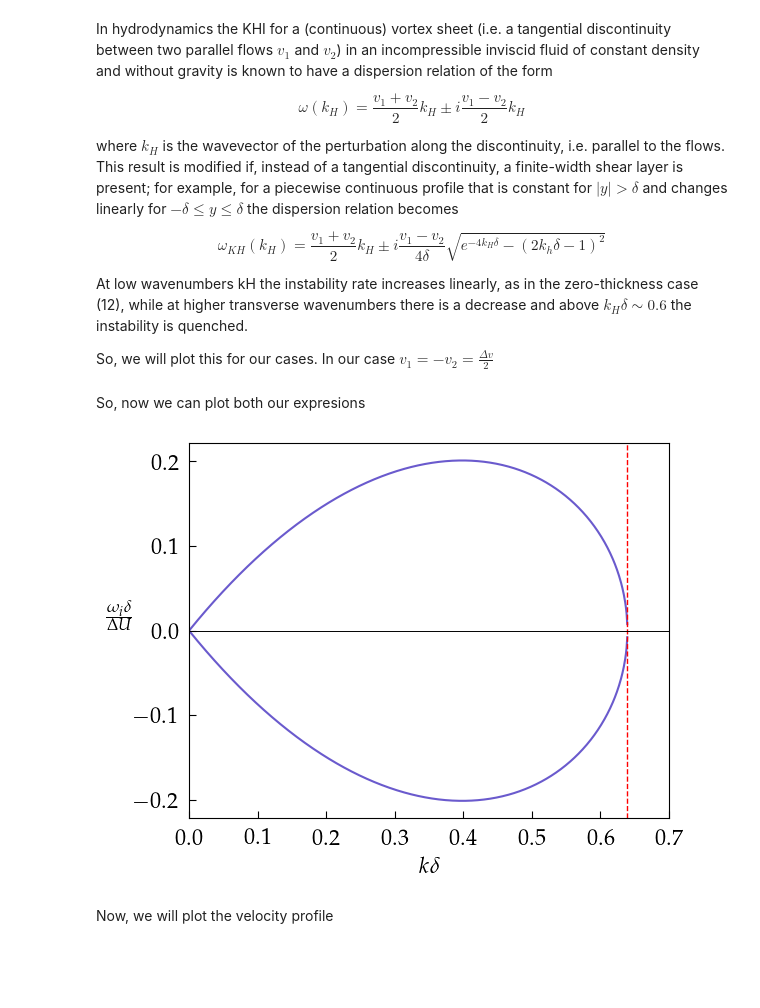
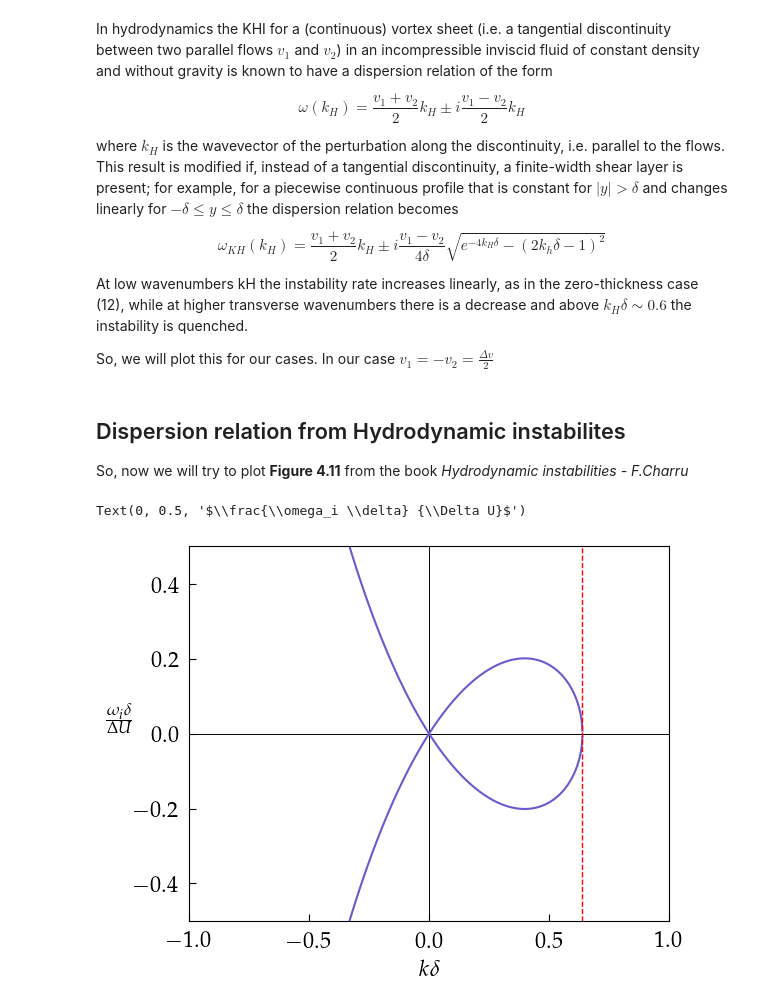
Before and after one commit to andonizaballa/kelvin_helhmotz_2d_bec, a Jupyter notebook: kelvin_helhomtz_instability.ipynb, the cells around one changed output. Cells and saved outputs as stored; diff of their text form; code cells hidden in the pictures; blank space fills up the shorter version.

```diff
--- a/kelvin_helhomtz_instability.ipynb
+++ b/kelvin_helhomtz_instability.ipynb
@@ -16,7 +22,7 @@ In hydrodynamics the KHI for a (continuous) vortex sheet (i.e. a tangential disc
 
 $$\omega (k_H)= \frac{v_1+v_2}{2}k_H \pm i \frac{v_1-v_2}{2}k_H$$
 
-where $k_H$ is the wavevector of the perturbation along the discontinuity, i.e. parallel to the flows. This result is modified if, instead of a tangential discontinuity, a finite-width shear layer is present; for example, for a piecewise continuous profile that is constant for $\vert y \vert > \delta $ and changes linearly for $ - \delta \leq y \leq \delta $ the dispersion relation becomes
+where $k_H$ is the wavevector of the perturbation along the discontinuity, i.e. parallel to the flows. This result is modified if, instead of a tangential discontinuity, a finite-width shear layer is present; for example, for a piecewise continuous profile that is constant for $\vert y \vert > \delta$ and changes linearly for $-\delta\leq y \leq \delta$ the dispersion relation becomes
 
 $$\omega_{KH} (k_H) = \frac{v_1+v_2}{2} k_H \pm i \frac{v_1-v_2}{4 \delta} \sqrt{e^{-4 k_H \delta} - (2k_h\delta-1)^2}$$
 
@@ -27,33 +33,46 @@ So, we will plot this for our cases. In our case $v_1=-v_2= \frac{\Delta v}{2}$
 def im_omega(deltav,k):
     return deltav*k/2
 
-def im_omega_kh(k):
+def im_omega_kh(delta, kx):
+    return  1/(2*delta) * np.sqrt (np.exp(-4 * kx * delta ) - (2 * kx * delta - 1)**2)
+
+def im_omega(k):
     vec = np.array([])
     for kx in k:
-        vec =np.append(vec, 1/2 * np.sqrt(np.exp(-4 * kx ) - (2 * kx - 1)**2) )
+        vec =np.append(vec, 1/2 * np.sqrt(np.exp(-4 * kx) - (2 * kx - 1)**2) )
     return  vec
 
 def delta(xi,c_s,delta_v):
     return xi * (1 + c_s / delta_v)
-# %% [markdown]
-So, now we can plot both our expresions
+# %% [markdown]
+## Dispersion relation from Hydrodynamic instabilites
+
+So, now we will try to plot **Figure 4.11** from the book *Hydrodynamic instabilities - F.Charru*
 # %%
 
 
-k_h = np.linspace(0, 10, 10000)
+k_h = np.linspace(-10, 10, 10000)
+
+a_mu = sc.physical_constants['atomic mass constant'][0]
+m = 12 * a_mu
+v_lab= 0.2771e-8
+
+delta = 3
+
+plt.axhline(y=0, color='k', linestyle='-', linewidth = 0.7)
+plt.axvline(x=0, color='k', linestyle='-', linewidth = 0.7)
+
+plt.plot(k_h, im_omega(k_h), linewidth = 1.5,  c = 'slateblue')
+plt.plot(k_h, -im_omega(k_h), linewidth = 1.5,  c = 'slateblue')
 
 
-#plt.plot(k_h, im_omega(deltav, k_h), label='Im($\omega$)')
-plt.plot(k_h, im_omega_kh(k_h), linewidth = 1.5,  c = 'slateblue')
-plt.plot(k_h, -im_omega_kh(k_h), linewidth = 1.5,  c = 'slateblue')
-plt.axvline(x = 0.6392 , color='r', linestyle='--', linewidth = 1)
-plt.axhline(y=0, color='k', linestyle='-', linewidth = 0.7)
+plt.axvline(x = 0.6392  , color='r', linestyle='--', linewidth = 1)
+#plt.axvline(x = 0.6392/delta  , color='r', linestyle='--', linewidth = 1)
+
 plt.xlabel('$k \delta$')
-plt.xlim(-5,0.7)
+plt.xlim(-1,1)
+plt.ylim(-0.5,0.5)
 plt.ylabel(r'$\frac{\omega_i \delta} {\Delta U}$' , labelpad = 10 , rotation = 0)
-plt.savefig('imaginary_omega.png', dpi = 300)
-plt.show()
 # %% [output]
+Text(0, 0.5, '$\\frac{\\omega_i \\delta} {\\Delta U}$')
-[figure, old version]
+[figure, new version]
-# %% [markdown]
-Now, we will plot the velocity profile
```
Also changed, not shown: parts of 15 cells of this notebook, 7 other files.
